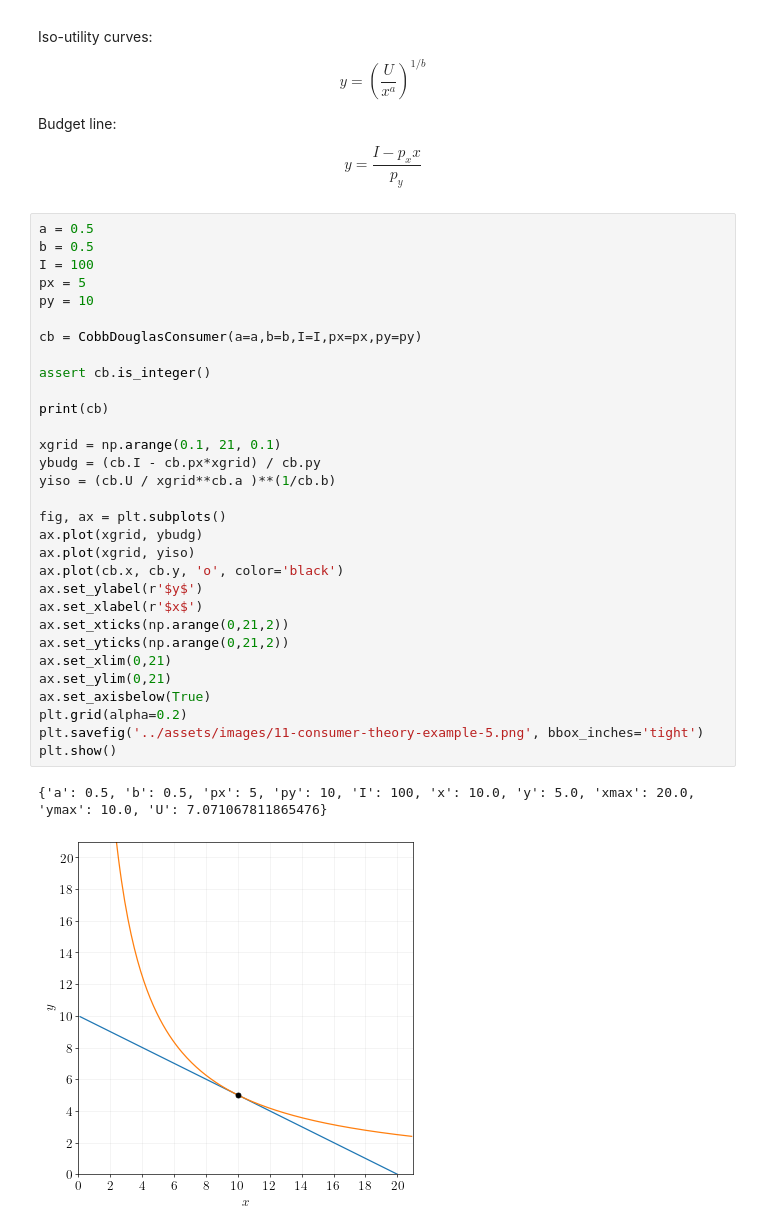
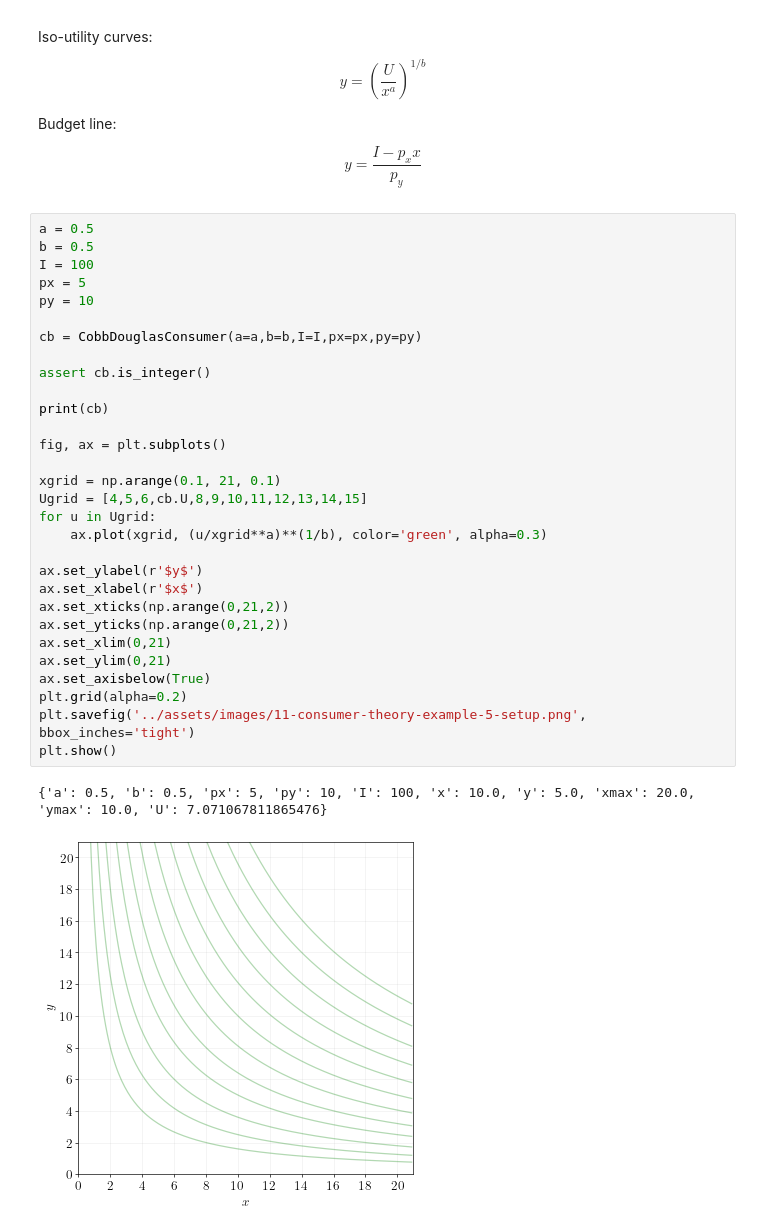
Before and after one commit to ed-kung/CSUN-Econ-310, a Jupyter notebook: _workspace/11-consumer-theory.ipynb, the cells around one changed output. Drawn from its saved outputs; the diff is of its cells as text.

```diff
--- a/_workspace/11-consumer-theory.ipynb
+++ b/_workspace/11-consumer-theory.ipynb
@@ -144,34 +144,33 @@ $$ y = \frac{I - p_x x}{p_y} $$
 # %%
 a = 0.5
 b = 0.5
 I = 100
 px = 5
 py = 10
 
 cb = CobbDouglasConsumer(a=a,b=b,I=I,px=px,py=py)
 
 assert cb.is_integer()
 
 print(cb)
 
+fig, ax = plt.subplots()
+
 xgrid = np.arange(0.1, 21, 0.1)
-ybudg = (cb.I - cb.px*xgrid) / cb.py
-yiso = (cb.U / xgrid**cb.a )**(1/cb.b)
+Ugrid = [4,5,6,cb.U,8,9,10,11,12,13,14,15]
+for u in Ugrid:
+    ax.plot(xgrid, (u/xgrid**a)**(1/b), color='green', alpha=0.3)
 
-fig, ax = plt.subplots()
-ax.plot(xgrid, ybudg)
-ax.plot(xgrid, yiso)
-ax.plot(cb.x, cb.y, 'o', color='black')
 ax.set_ylabel(r'$y$')
 ax.set_xlabel(r'$x$')
 ax.set_xticks(np.arange(0,21,2))
 ax.set_yticks(np.arange(0,21,2))
 ax.set_xlim(0,21)
 ax.set_ylim(0,21)
 ax.set_axisbelow(True)
 plt.grid(alpha=0.2)
-plt.savefig('../assets/images/11-consumer-theory-example-5.png', bbox_inches='tight')
+plt.savefig('../assets/images/11-consumer-theory-example-5-setup.png', bbox_inches='tight')
 plt.show()
 # %% [output]
 {'a': 0.5, 'b': 0.5, 'px': 5, 'py': 10, 'I': 100, 'x': 10.0, 'y': 5.0, 'xmax': 20.0, 'ymax': 10.0, 'U': 7.071067811865476}
-[figure, old version]
+[figure, new version]
```
Also changed, not shown: parts of 2 cells of this notebook, 15 other files.
